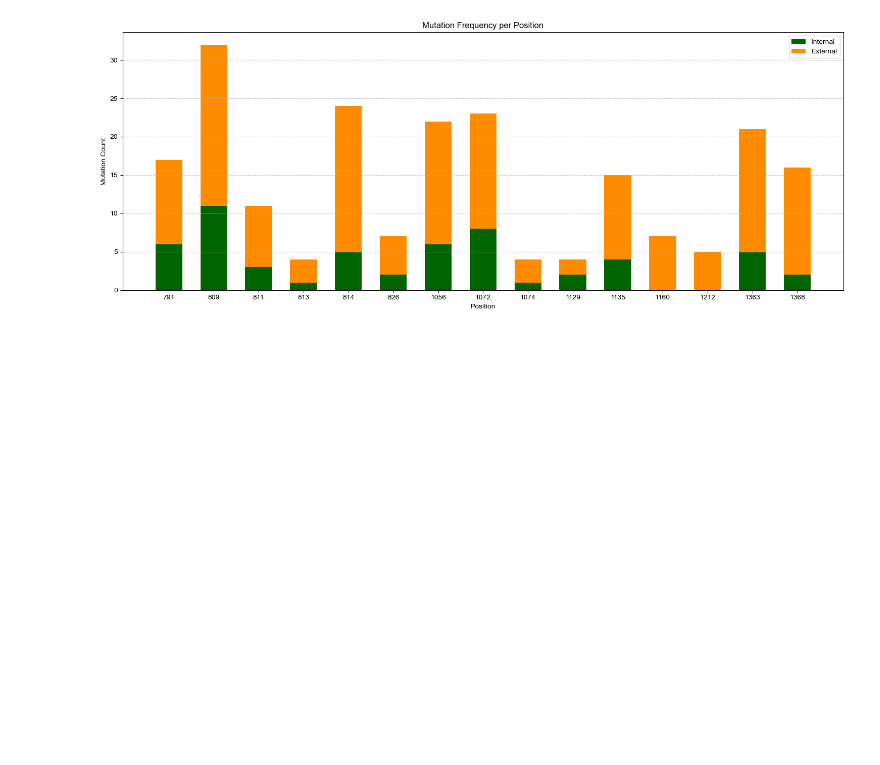
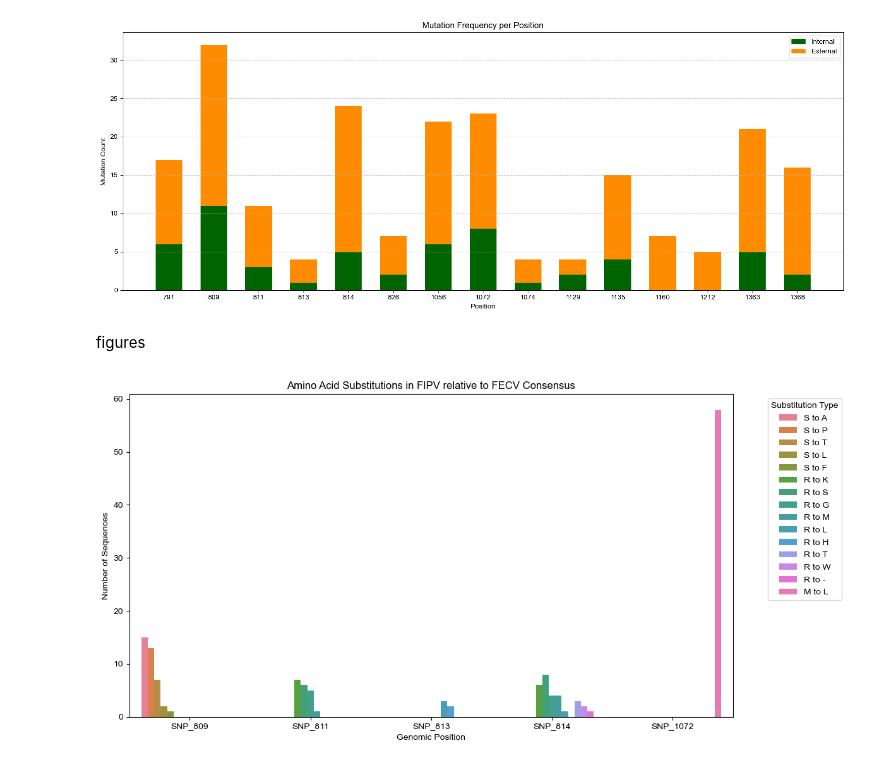
Before and after one commit to skawakubo/FCoV-evolution, a Jupyter notebook: Fig3_FCoV_tree_with_key_mutations/branch_mut_count.ipynb, the cells around one changed output. Saved outputs shown, nothing was run; the diff lists cells and outputs as text; code cells hidden in the pictures; blank space fills up the shorter version.

Commit message:
add each snp mutation figure

```diff
--- a/Fig3_FCoV_tree_with_key_mutations/branch_mut_count.ipynb
+++ b/Fig3_FCoV_tree_with_key_mutations/branch_mut_count.ipynb
@@ -618,3 +618,50 @@ plt.savefig("mutation_plot_for_illustrator.pdf", format="pdf", bbox_inches='tigh
 plt.show()
 # %% [output]
 [figure]
+# %% [markdown]
+figures
+# %%
+import pandas as pd
+import matplotlib.pyplot as plt
+import seaborn as sns
+
+# 1. ファイルの読み込み
+file_path = '/Users/izumikida/FCoV-evolution/Fig3_FCoV_tree_with_key_mutations/tree_annotation_biotype_SNP.csv'
+df = pd.read_csv(file_path)
+
+# 2. 対象とするポジションとコンセンサス配列の定義
+target_positions = ['SNP_809', 'SNP_811', 'SNP_813', 'SNP_814', 'SNP_1072']
+consensus = {'SNP_809': 'S', 'SNP_811': 'R', 'SNP_813': 'R', 'SNP_814': 'R', 'SNP_1072': 'M'}
+
+# 3. FIPVのデータのみを抽出（FECVからの変化を見るため）
+fipv_df = df[df['biotype'] == 'FIPV'].copy()
+
+# 4. 置換パターンの抽出
+# 各ポジションでコンセンサスと異なるアミノ酸を「S to X」の形式でリスト化
+plot_data = []
+for pos in target_positions:
+    ref = consensus[pos]
+    # コンセンサスと異なるアミノ酸をカウント
+    mutations = fipv_df[fipv_df[pos] != ref][pos].value_counts()
+    for aa, count in mutations.items():
+        plot_data.append({
+            'Position': pos,
+            'Substitution': f"{ref} to {aa}",
+            'Count': count
+        })
+
+plot_df = pd.DataFrame(plot_data)
+
+# 5. 棒グラフの描画
+plt.figure(figsize=(12, 6))
+sns.barplot(data=plot_df, x='Position', y='Count', hue='Substitution')
+
+plt.title('Amino Acid Substitutions in FIPV relative to FECV Consensus')
+plt.ylabel('Number of Sequences')
+plt.xlabel('Genomic Position')
+plt.legend(title='Substitution Type', bbox_to_anchor=(1.05, 1), loc='upper left')
+plt.tight_layout()
+
+plt.show()
+# %% [output]
+[figure, added]
```
Also changed, not shown: parts of 2 cells of this notebook, 1 other file.
